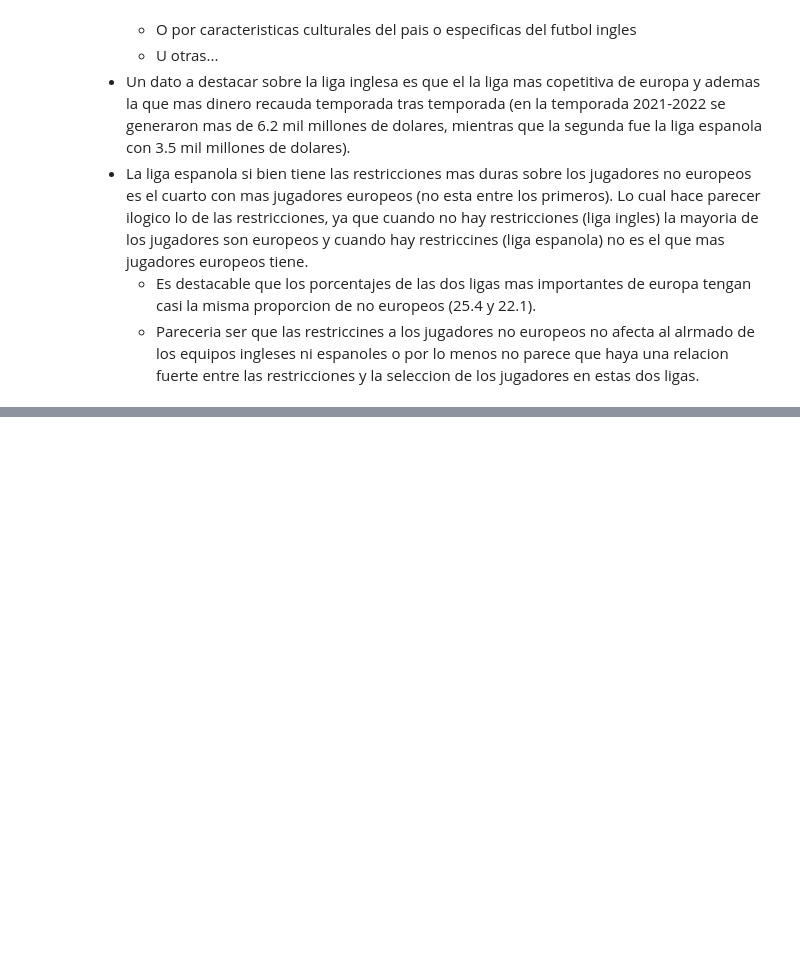
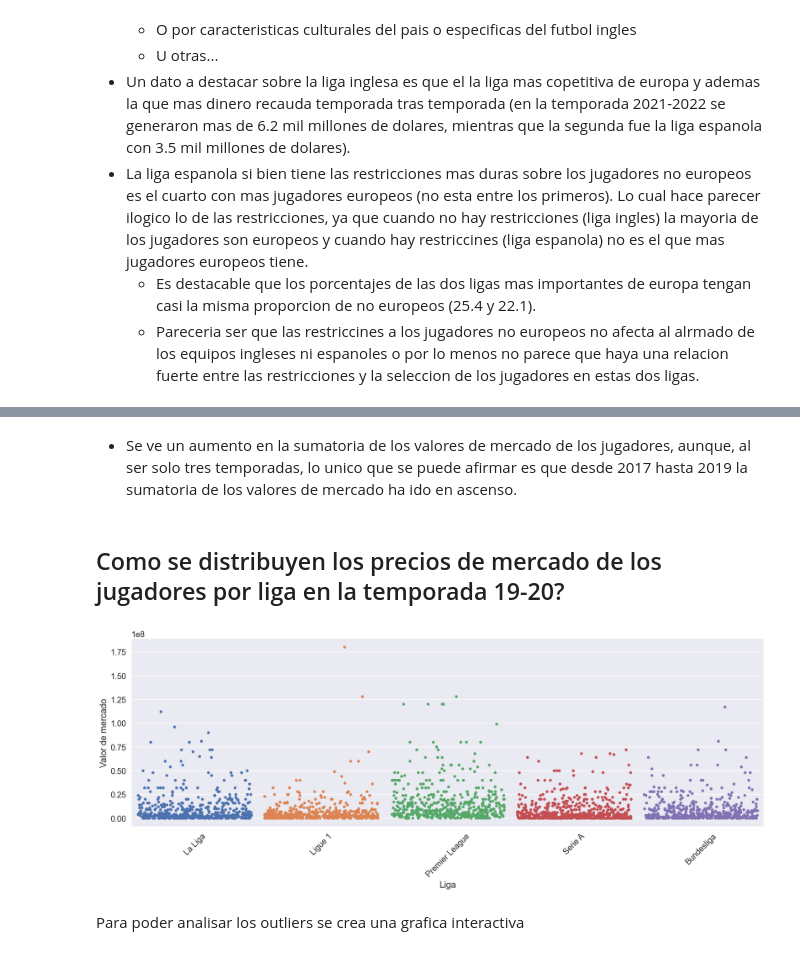
Before and after one commit to santiagoduc0s/football-players-statistics, a Jupyter notebook: football-players.ipynb, the cells around one changed output, grey strips where cells are left out. Cells and saved outputs as stored; diff of their text form; code cells hidden in the pictures; blank space fills up the shorter version.

```diff
--- a/football-players.ipynb
+++ b/football-players.ipynb
@@ -602,0 +660,17 @@ plt.show()
+# %% [markdown]
+* Se ve un aumento en la sumatoria de los valores de mercado de los jugadores, aunque, al ser solo tres temporadas, lo unico que se puede afirmar es que desde 2017 hasta 2019 la sumatoria de los valores de mercado ha ido en ascenso.
+# %% [markdown]
+## Como se distribuyen los precios de mercado de los jugadores por liga en la temporada 19-20?
+# %%
+sns.stripplot(x='league', y='value', data=df_1920, jitter=0.45)
+
+plt.xlabel('Liga')
+plt.ylabel('Valor de mercado')
+
+plt.xticks(rotation=45)
+
+plt.show()
+# %% [output]
+[figure, added]
+# %% [markdown]
+Para poder analisar los outliers se crea una grafica interactiva
```
Also changed, not shown: parts of 22 cells of this notebook.
